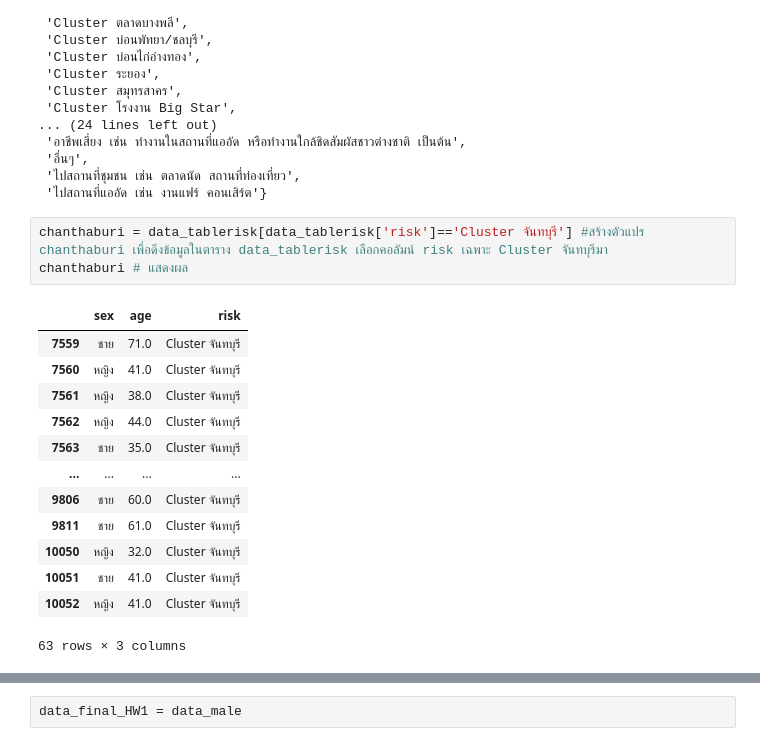
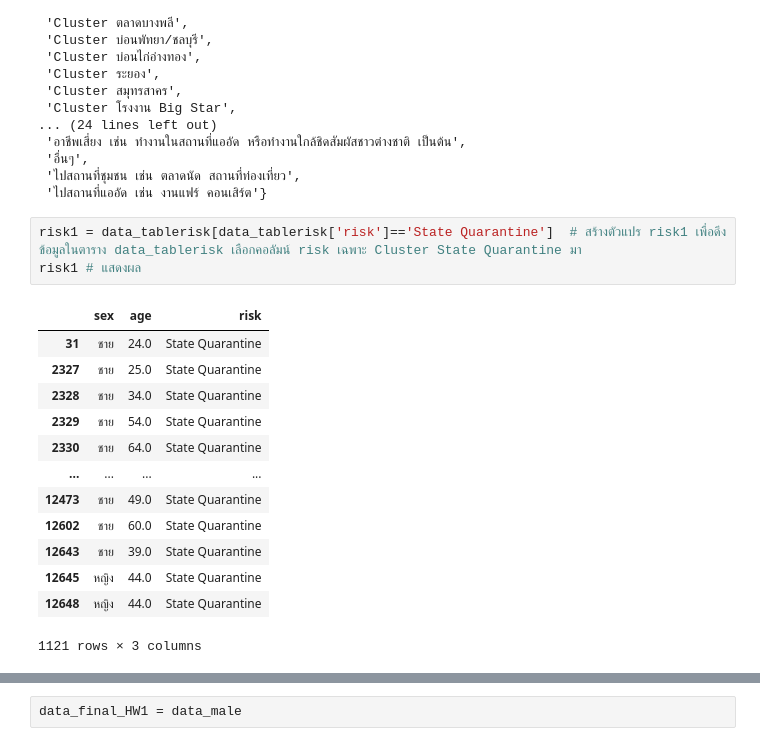
Before and after one commit to chanikansuksen/data_viz_2022, a Jupyter notebook: DataViz01_Table_Data.ipynb, the cells around one changed output, grey strips where cells are left out. Drawn from its saved outputs; the diff is of its cells as text.

```diff
--- a/DataViz01_Table_Data.ipynb
+++ b/DataViz01_Table_Data.ipynb
@@ -275,19 +275,19 @@ set(data_tablerisk['risk']) # ดูว่าใน column risk มีอะไ
  'ไปสถานที่ชุมชน เช่น ตลาดนัด สถานที่ท่องเที่ยว',
  'ไปสถานที่แออัด เช่น งานแฟร์ คอนเสิร์ต'}
 # %%
-chanthaburi = data_tablerisk[data_tablerisk['risk']=='Cluster จันทบุรี'] #สร้างตัวแปร chanthaburi เพื่อดึงข้อมูลในตาราง data_tablerisk เลือกคอลัมน์ risk เฉพาะ Cluster จันทบุรีมา
-chanthaburi # แสดงผล
+risk1 = data_tablerisk[data_tablerisk['risk']=='State Quarantine']  # สร้างตัวแปร risk1 เพื่อดึงข้อมูลในตาราง data_tablerisk เลือกคอลัมน์ risk เฉพาะ Cluster State Quarantine มา
+risk1 # แสดงผล
 # %% [output]
 |  | sex | age | risk |
-| 7559 | ชาย | 71.0 | Cluster จันทบุรี |
-| 7560 | หญิง | 41.0 | Cluster จันทบุรี |
-| 7561 | หญิง | 38.0 | Cluster จันทบุรี |
-| 7562 | หญิง | 44.0 | Cluster จันทบุรี |
-| 7563 | ชาย | 35.0 | Cluster จันทบุรี |
+| 31 | ชาย | 24.0 | State Quarantine |
+| 2327 | ชาย | 25.0 | State Quarantine |
+| 2328 | ชาย | 34.0 | State Quarantine |
+| 2329 | ชาย | 54.0 | State Quarantine |
+| 2330 | ชาย | 64.0 | State Quarantine |
 | ... | ... | ... | ... |
-| 9806 | ชาย | 60.0 | Cluster จันทบุรี |
-| 9811 | ชาย | 61.0 | Cluster จันทบุรี |
-| 10050 | หญิง | 32.0 | Cluster จันทบุรี |
-| 10051 | ชาย | 41.0 | Cluster จันทบุรี |
-| 10052 | หญิง | 41.0 | Cluster จันทบุรี |
+| 12473 | ชาย | 49.0 | State Quarantine |
+| 12602 | ชาย | 60.0 | State Quarantine |
+| 12643 | ชาย | 39.0 | State Quarantine |
+| 12645 | หญิง | 44.0 | State Quarantine |
+| 12648 | หญิง | 44.0 | State Quarantine |
-63 rows × 3 columns
+1121 rows × 3 columns
```
Also changed, not shown: parts of 12 cells of this notebook.
